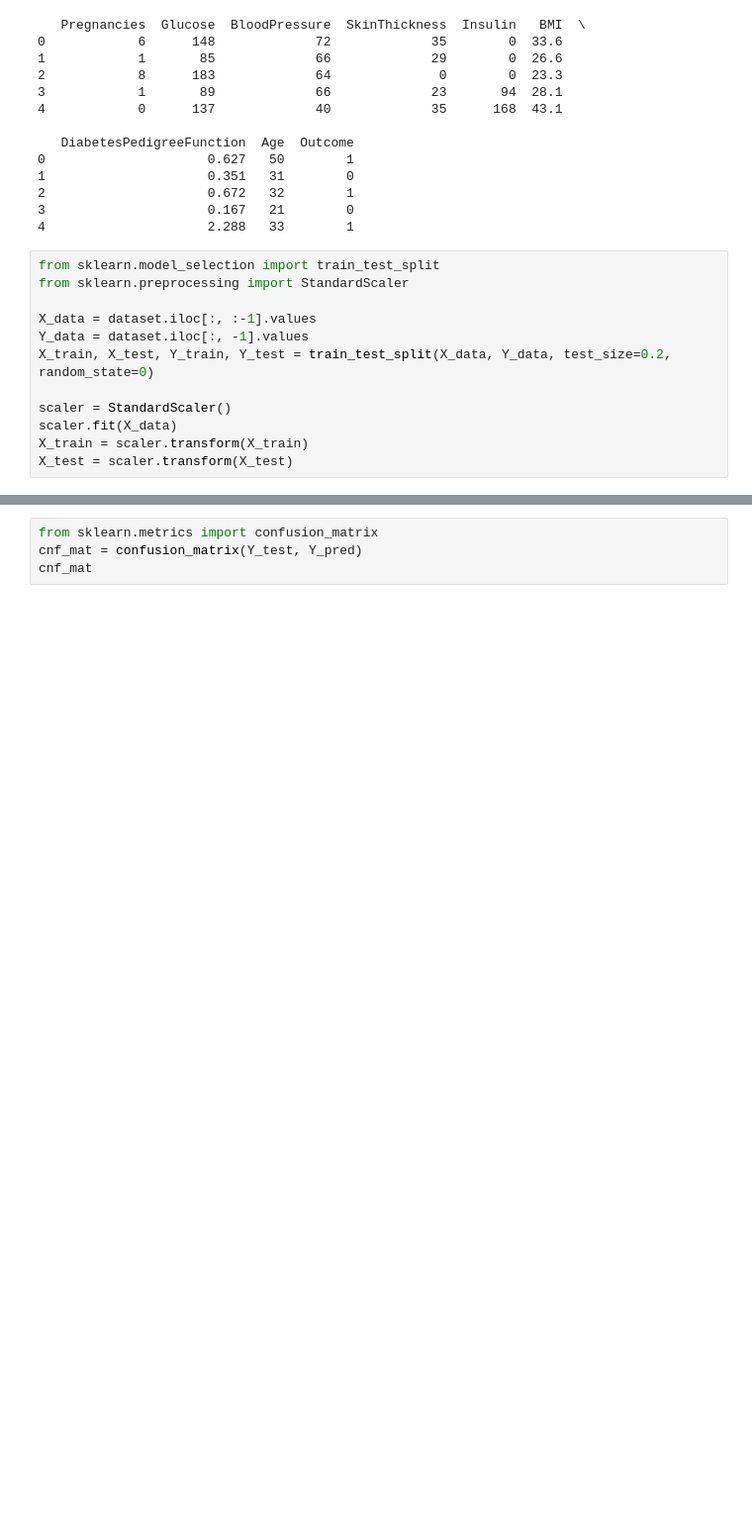
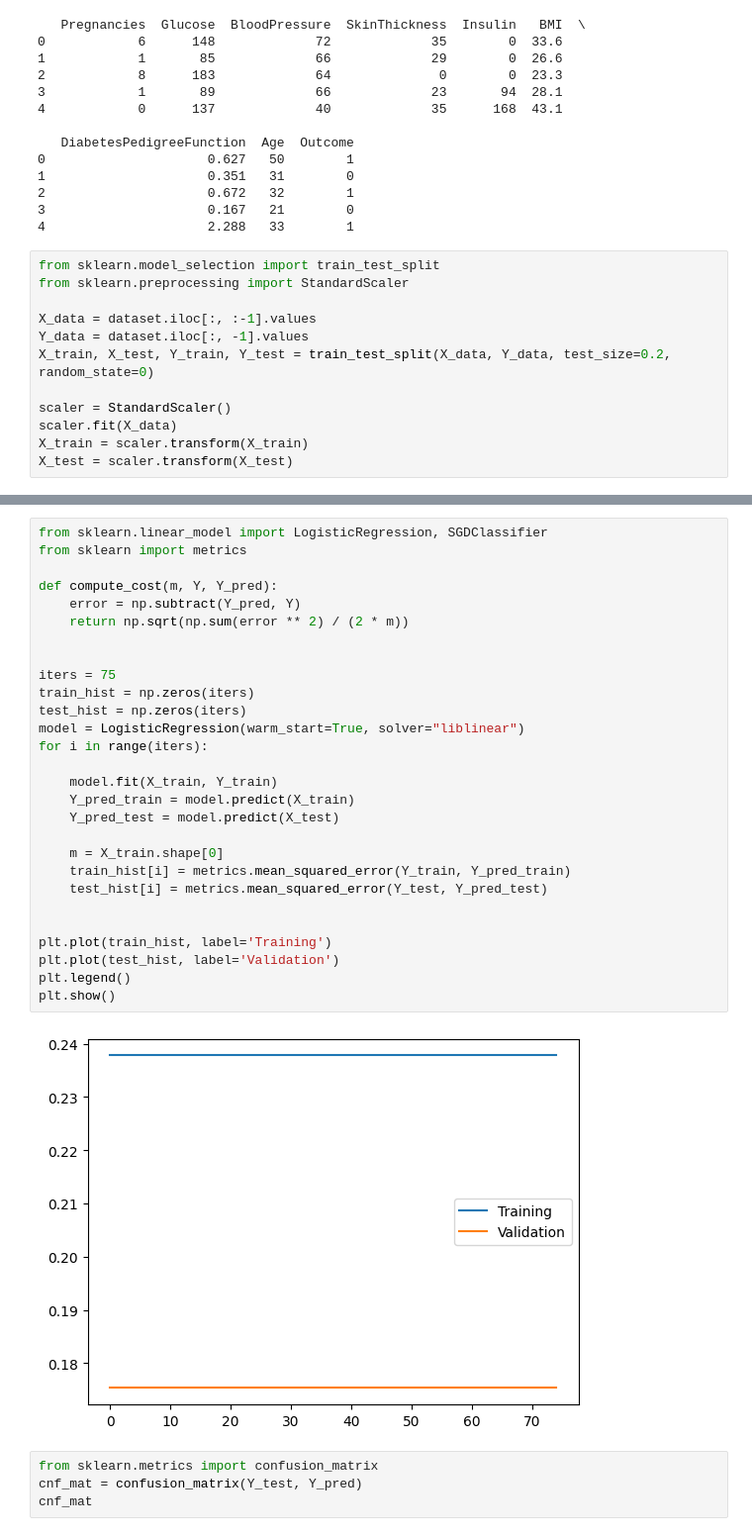
Before and after one commit to jaskinkabir/Intro_ML, a Jupyter notebook: HM3/hm3.ipynb, the cells around one changed output, grey strips where cells are left out. Shown at 99% size. Saved outputs shown, nothing was run; the diff lists cells and outputs as text; blank space fills up the shorter version.

```diff
--- a/HM3/hm3.ipynb
+++ b/HM3/hm3.ipynb
@@ -103,3 +150,33 @@ with DisplayLossCurve(print_loss=True):
+# %%
+from sklearn.linear_model import LogisticRegression, SGDClassifier
+from sklearn import metrics
+
+def compute_cost(m, Y, Y_pred):
+    error = np.subtract(Y_pred, Y)
+    return np.sqrt(np.sum(error ** 2) / (2 * m))
+
+
+iters = 75
+train_hist = np.zeros(iters)
+test_hist = np.zeros(iters)
+model = LogisticRegression(warm_start=True, solver="liblinear")
+for i in range(iters):
+
+    model.fit(X_train, Y_train)
+    Y_pred_train = model.predict(X_train)
+    Y_pred_test = model.predict(X_test)
+
+    m = X_train.shape[0]
+    train_hist[i] = metrics.mean_squared_error(Y_train, Y_pred_train)
+    test_hist[i] = metrics.mean_squared_error(Y_test, Y_pred_test)
+
+
+plt.plot(train_hist, label='Training')
+plt.plot(test_hist, label='Validation')
+plt.legend()
+plt.show()
+# %% [output]
+[figure, added]
 # %%
 from sklearn.metrics import confusion_matrix
 cnf_mat = confusion_matrix(Y_test, Y_pred)
```
Also changed, not shown: parts of 7 cells of this notebook.
